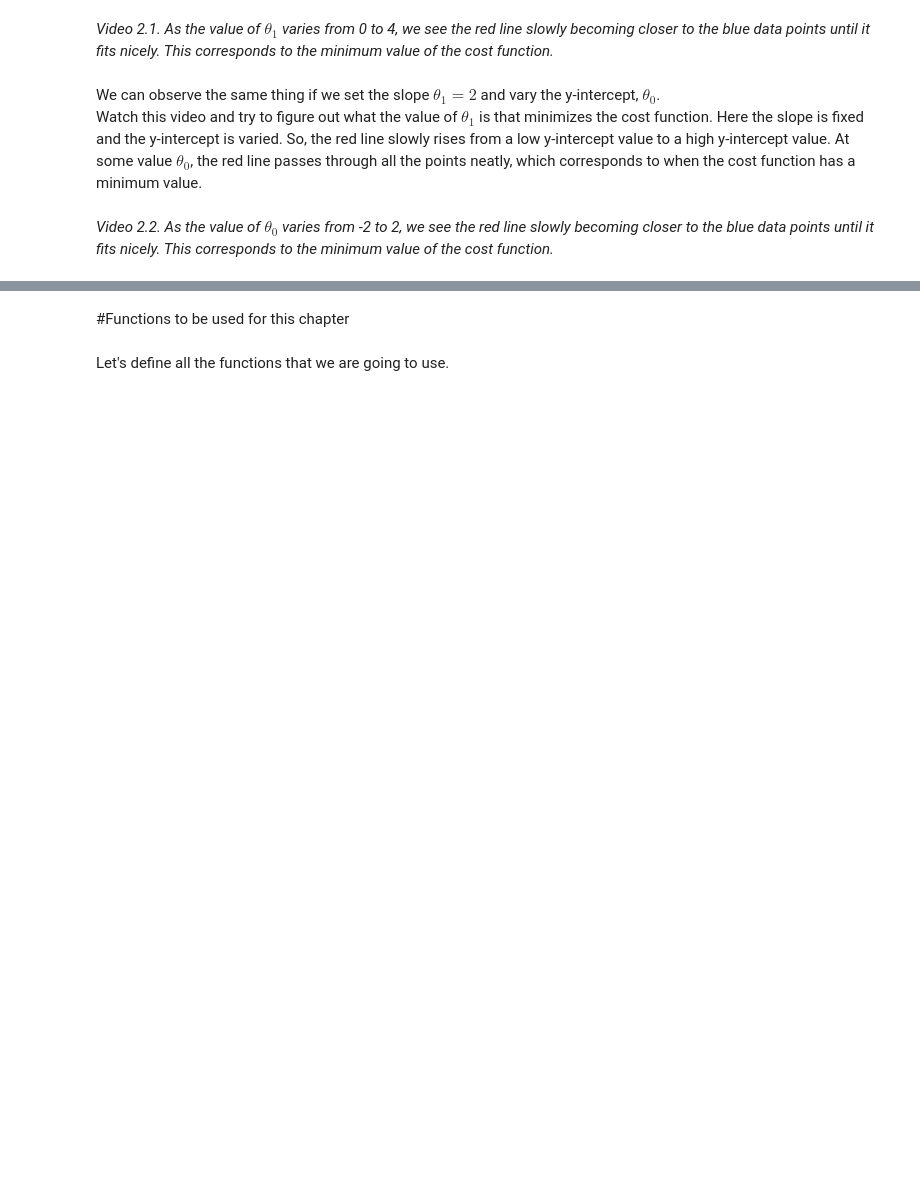
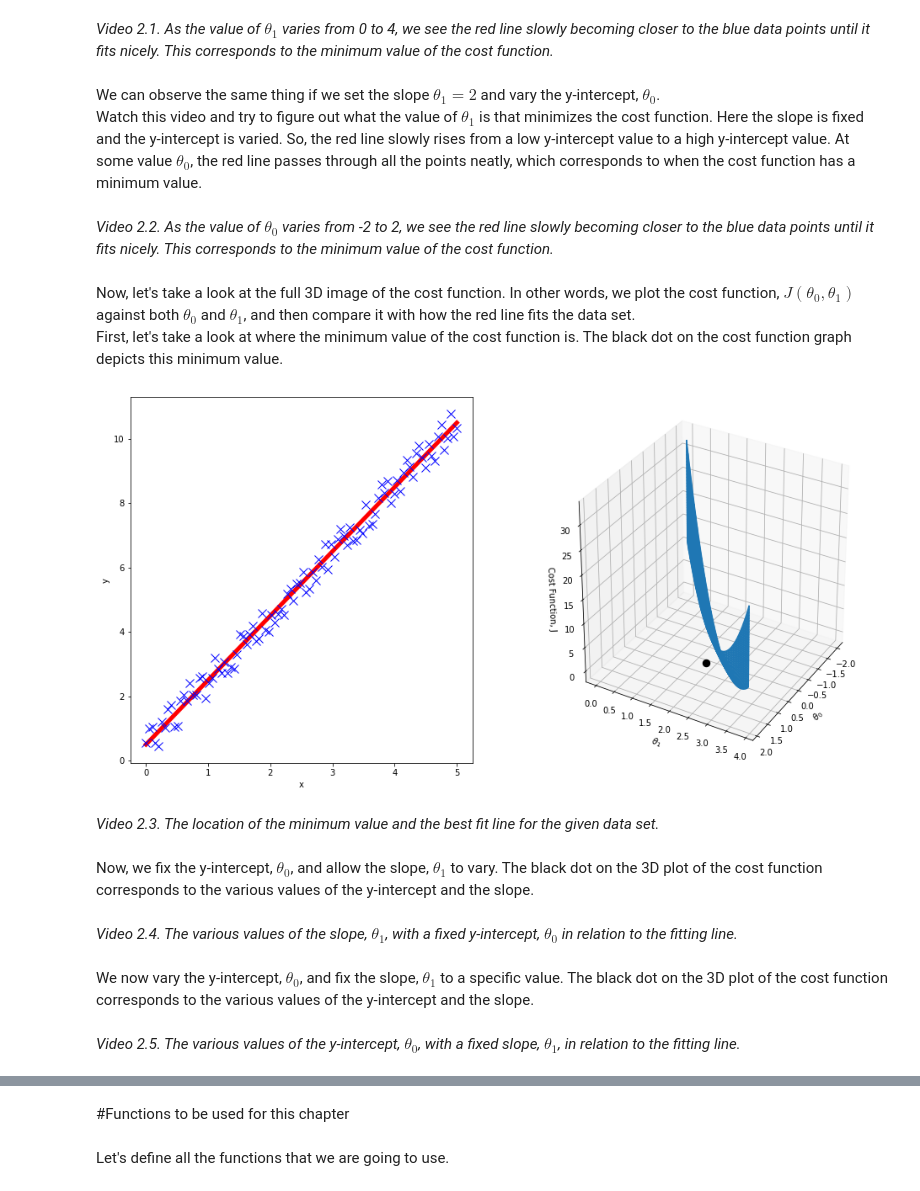
Before and after one commit to iaagulo/Machine-Learning-Basics, a Jupyter notebook: Ch02_Gradient_Descent.ipynb, the cells around one changed output, grey strips where cells are left out. Cells and saved outputs as stored; diff of their text form; code cells hidden in the pictures; blank space fills up the shorter version.

```diff
--- a/Ch02_Gradient_Descent.ipynb
+++ b/Ch02_Gradient_Descent.ipynb
@@ -108,2 +110,20 @@ plot_costfunction_2D(theta0,theta1,J,time)
 # %% [markdown]
 *Video 2.2. As the value of $\theta_0$ varies from -2 to 2, we see the red line slowly becoming closer to the blue data points until it fits nicely. This corresponds to the minimum value of the cost function.*
+# %% [markdown]
+Now, let's take a look at the full 3D image of the cost function. In other words, we plot the cost function, $J(\theta_0,\theta_1)$ against both $\theta_0$ and $\theta_1$, and then compare it with how the red line fits the data set.<br>
+First, let's take a look at where the minimum value of the cost function is. The black dot on the cost function graph depicts this minimum value.
+# %%
+theta0 = np.arange(-2,2,0.1)
+theta1 = np.arange(0,4,0.1)
+init0 = np.array([0.5])
+init1 = np.array([2])
+time = 0.1
+
+J = costfunction(x,y,theta0,theta1)
+plot_costfunction_3D(x,y,theta0,theta1,J,init0,init1,time)
+# %% [output]
+[figure, added]
+# %% [markdown]
+*Video 2.3. The location of the minimum value and the best fit line for the given data set.*
+# %% [markdown]
+Now, we fix the y-intercept, $\theta_0$, and allow the slope, $\theta_1$ to vary. The black dot on the 3D plot of the cost function corresponds to the various values of the y-intercept and the slope.
@@ -109,0 +137,4 @@ plot_costfunction_2D(theta0,theta1,J,time)
+# %% [markdown]
+*Video 2.4. The various values of the slope, $\theta_1$, with a fixed y-intercept, $\theta_0$ in relation to the fitting line.*
+# %% [markdown]
+We now vary the y-intercept, $\theta_0$, and fix the slope, $\theta_1$ to a specific value. The black dot on the 3D plot of the cost function corresponds to the various values of the y-intercept and the slope.
@@ -109,0 +148,2 @@ plot_costfunction_2D(theta0,theta1,J,time)
+# %% [markdown]
+*Video 2.5. The various values of the y-intercept, $\theta_0$, with a fixed slope, $\theta_1$, in relation to the fitting line.*
```
Also changed, not shown: parts of 21 cells of this notebook.
